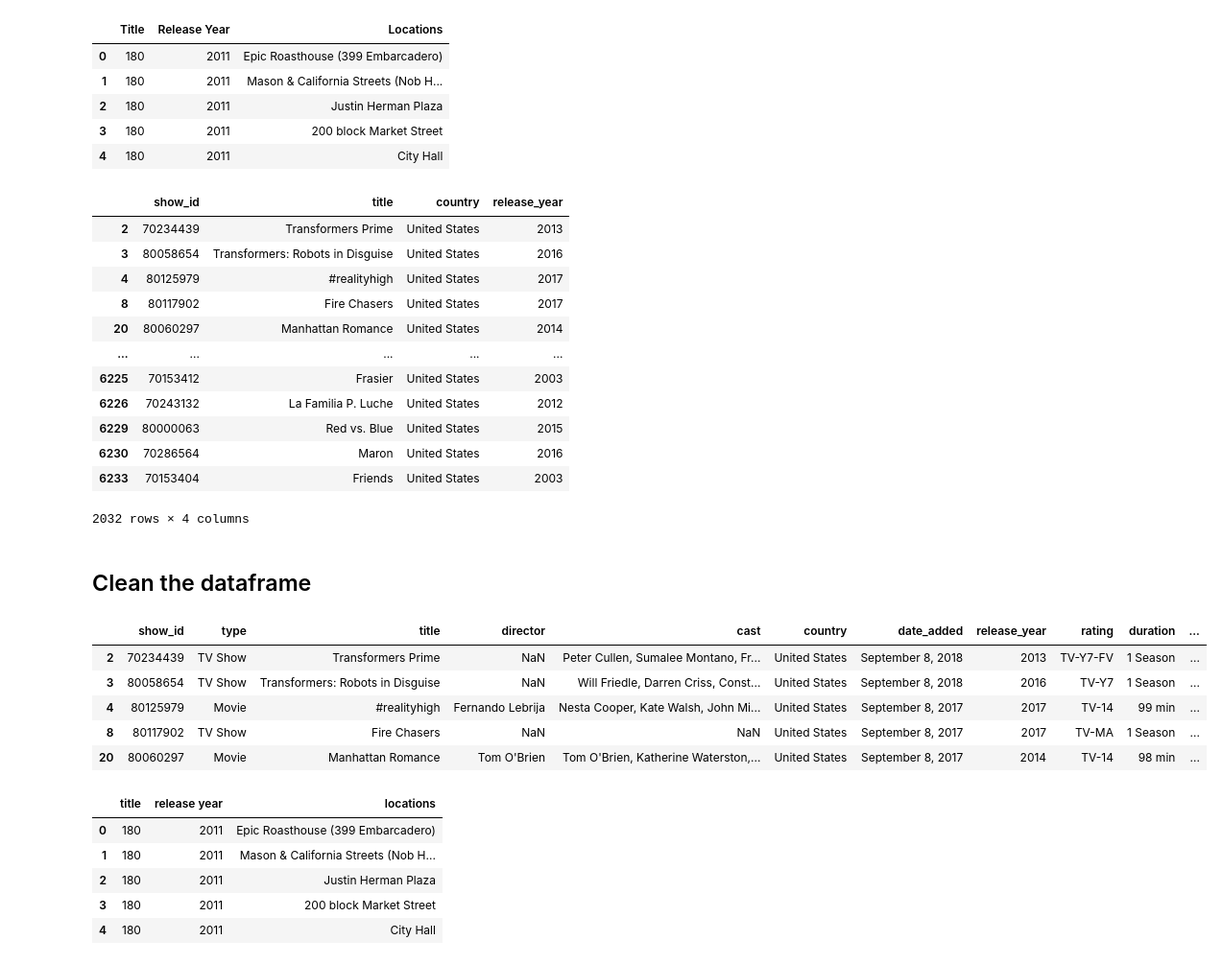
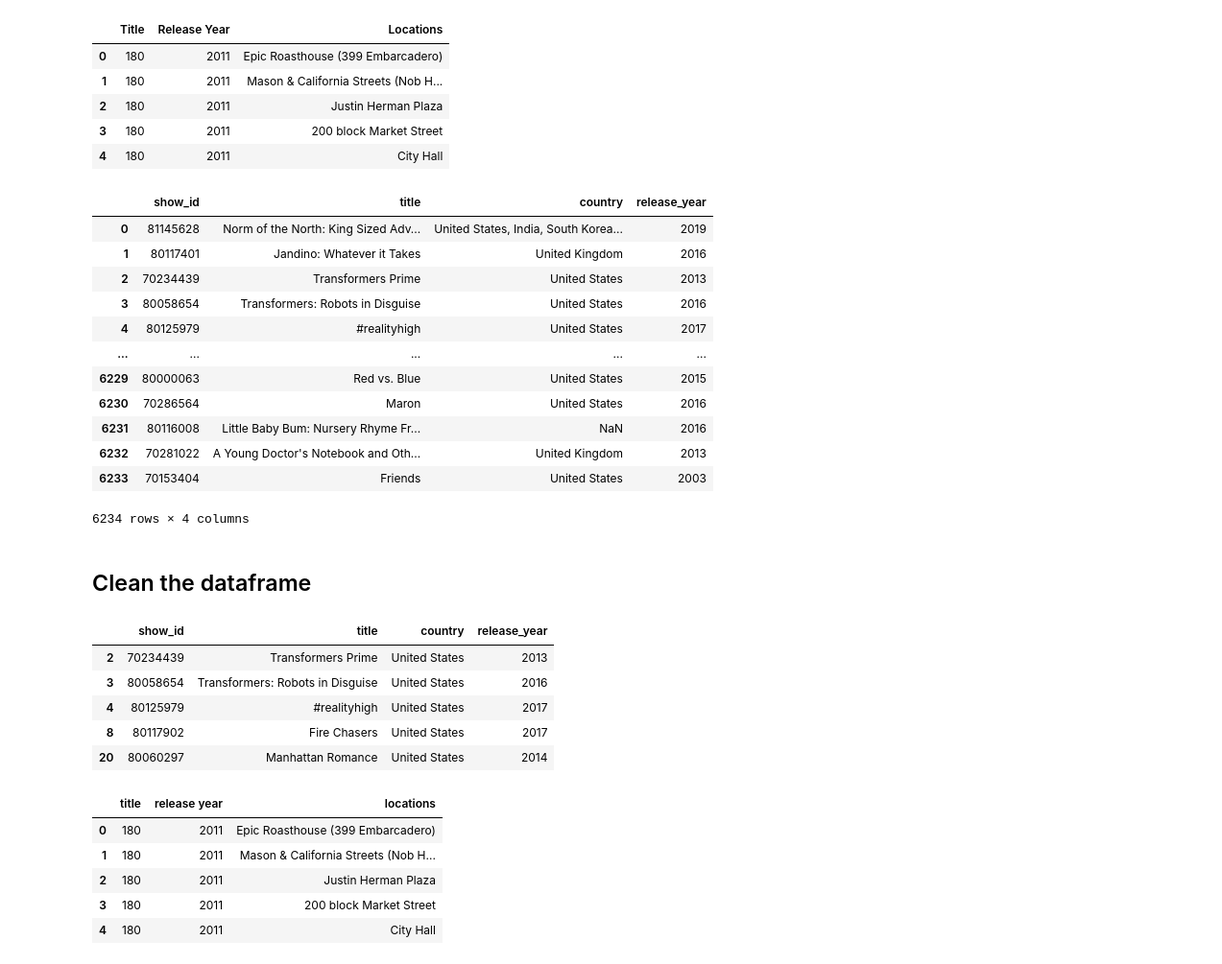
Before and after one commit to Anumala89/ETL-project, a Jupyter notebook: ETL_project.ipynb, the cells around one changed output. Shown at 96% size. Drawn from its saved outputs; the diff is of its cells as text; code cells hidden in the pictures.

```diff
--- a/ETL_project.ipynb
+++ b/ETL_project.ipynb
@@ -49,35 +49,35 @@ film_locations_df.head()
 | 4 | 180 | 2011 | City Hall |
 # %%
 #new df from specific columns
-netflix_df = netflix_us[['show_id', 'title', 'country', 'release_year']].copy()
+netflix_df = netflix_movies[['show_id', 'title', 'country', 'release_year']].copy()
 netflix_df
 # %% [output]
 |  | show_id | title | country | release_year |
+| 0 | 81145628 | Norm of the North: King Sized Adv... | United States, India, South Korea... | 2019 |
+| 1 | 80117401 | Jandino: Whatever it Takes | United Kingdom | 2016 |
 | 2 | 70234439 | Transformers Prime | United States | 2013 |
 | 3 | 80058654 | Transformers: Robots in Disguise | United States | 2016 |
 | 4 | 80125979 | #realityhigh | United States | 2017 |
-| 8 | 80117902 | Fire Chasers | United States | 2017 |
-| 20 | 80060297 | Manhattan Romance | United States | 2014 |
 | ... | ... | ... | ... | ... |
-| 6225 | 70153412 | Frasier | United States | 2003 |
-| 6226 | 70243132 | La Familia P. Luche | United States | 2012 |
 | 6229 | 80000063 | Red vs. Blue | United States | 2015 |
 | 6230 | 70286564 | Maron | United States | 2016 |
+| 6231 | 80116008 | Little Baby Bum: Nursery Rhyme Fr... | NaN | 2016 |
+| 6232 | 70281022 | A Young Doctor's Notebook and Oth... | United Kingdom | 2013 |
 | 6233 | 70153404 | Friends | United States | 2003 |
-2032 rows × 4 columns
+6234 rows × 4 columns
 # %% [markdown]
 ## Clean the dataframe
 # %%
 #Select movies in United States only
-netflix_us = netflix_movies.loc[netflix_movies['country'] == 'United States']
+netflix_us = netflix_df.loc[netflix_df['country'] == 'United States']
 netflix_us.head()
 # %% [output]
-|  | show_id | type | title | director | cast | country | date_added | release_year | rating | duration | ... |
-| 2 | 70234439 | TV Show | Transformers Prime | NaN | Peter Cullen, Sumalee Montano, Fr... | United States | September 8, 2018 | 2013 | TV-Y7-FV | 1 Season | ... |
-| 3 | 80058654 | TV Show | Transformers: Robots in Disguise | NaN | Will Friedle, Darren Criss, Const... | United States | September 8, 2018 | 2016 | TV-Y7 | 1 Season | ... |
-| 4 | 80125979 | Movie | #realityhigh | Fernando Lebrija | Nesta Cooper, Kate Walsh, John Mi... | United States | September 8, 2017 | 2017 | TV-14 | 99 min | ... |
-| 8 | 80117902 | TV Show | Fire Chasers | NaN | NaN | United States | September 8, 2017 | 2017 | TV-MA | 1 Season | ... |
-| 20 | 80060297 | Movie | Manhattan Romance | Tom O'Brien | Tom O'Brien, Katherine Waterston,... | United States | September 8, 2017 | 2014 | TV-14 | 98 min | ... |
+|  | show_id | title | country | release_year |
+| 2 | 70234439 | Transformers Prime | United States | 2013 |
+| 3 | 80058654 | Transformers: Robots in Disguise | United States | 2016 |
+| 4 | 80125979 | #realityhigh | United States | 2017 |
+| 8 | 80117902 | Fire Chasers | United States | 2017 |
+| 20 | 80060297 | Manhattan Romance | United States | 2014 |
 # %%
 #rename the columns
 film_locations_df2 =film_locations_df.rename(columns={'Title': 'title', 'Release Year': 'release year', 'Locations': 'locations'})
```
Also changed, not shown: parts of 2 cells of this notebook.
